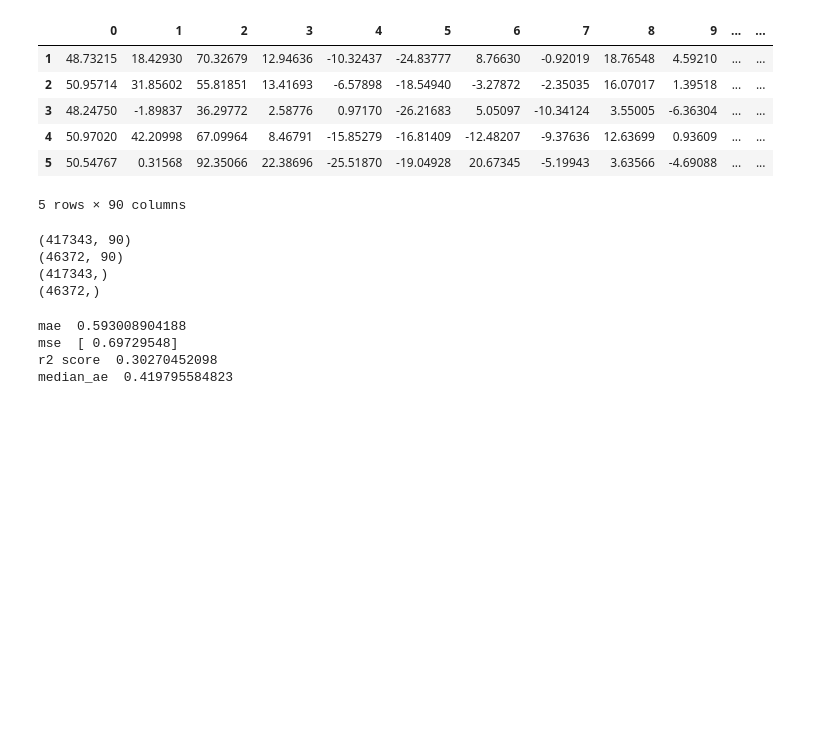
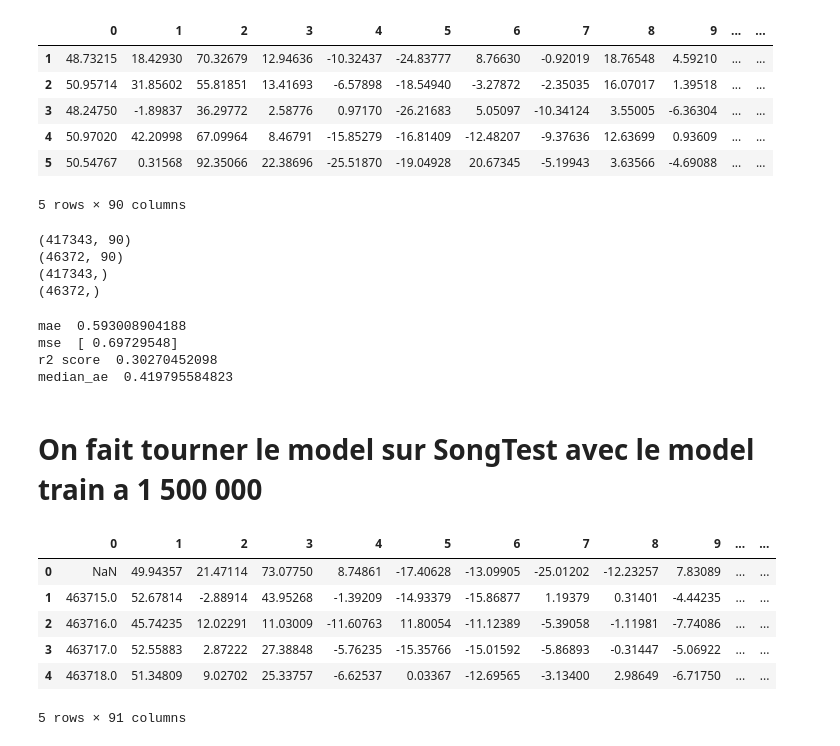
Before and after one commit to ne-il/songClassifier, a Jupyter notebook: amine_work/train_data_rfregressor_scaled-WITH_BALANCED_DATASET.ipynb, the cells around one changed output. Cells and saved outputs as stored; diff of their text form; code cells hidden in the pictures; blank space fills up the shorter version.

```diff
--- a/amine_work/train_data_rfregressor_scaled-WITH_BALANCED_DATASET.ipynb
+++ b/amine_work/train_data_rfregressor_scaled-WITH_BALANCED_DATASET.ipynb
@@ -339,3 +341,18 @@ mae  0.593008904188
 mse  [ 0.69729548]
 r2 score  0.30270452098
 median_ae  0.419795584823
+# %% [markdown]
+# On fait tourner le model sur SongTest avec le model train a 1 500 000
+# %%
+song_test = pd.read_csv("../datasets/SongTst.csv",header=-1,)
+# %%
+song_test.shape
+song_test.head()
+# %% [output]
+|  | 0 | 1 | 2 | 3 | 4 | 5 | 6 | 7 | 8 | 9 | ... | ... |
+| 0 | NaN | 49.94357 | 21.47114 | 73.07750 | 8.74861 | -17.40628 | -13.09905 | -25.01202 | -12.23257 | 7.83089 | ... | ... |
+| 1 | 463715.0 | 52.67814 | -2.88914 | 43.95268 | -1.39209 | -14.93379 | -15.86877 | 1.19379 | 0.31401 | -4.44235 | ... | ... |
+| 2 | 463716.0 | 45.74235 | 12.02291 | 11.03009 | -11.60763 | 11.80054 | -11.12389 | -5.39058 | -1.11981 | -7.74086 | ... | ... |
+| 3 | 463717.0 | 52.55883 | 2.87222 | 27.38848 | -5.76235 | -15.35766 | -15.01592 | -5.86893 | -0.31447 | -5.06922 | ... | ... |
+| 4 | 463718.0 | 51.34809 | 9.02702 | 25.33757 | -6.62537 | 0.03367 | -12.69565 | -3.13400 | 2.98649 | -6.71750 | ... | ... |
+5 rows × 91 columns
```
Also changed, not shown: parts of 10 cells of this notebook.
